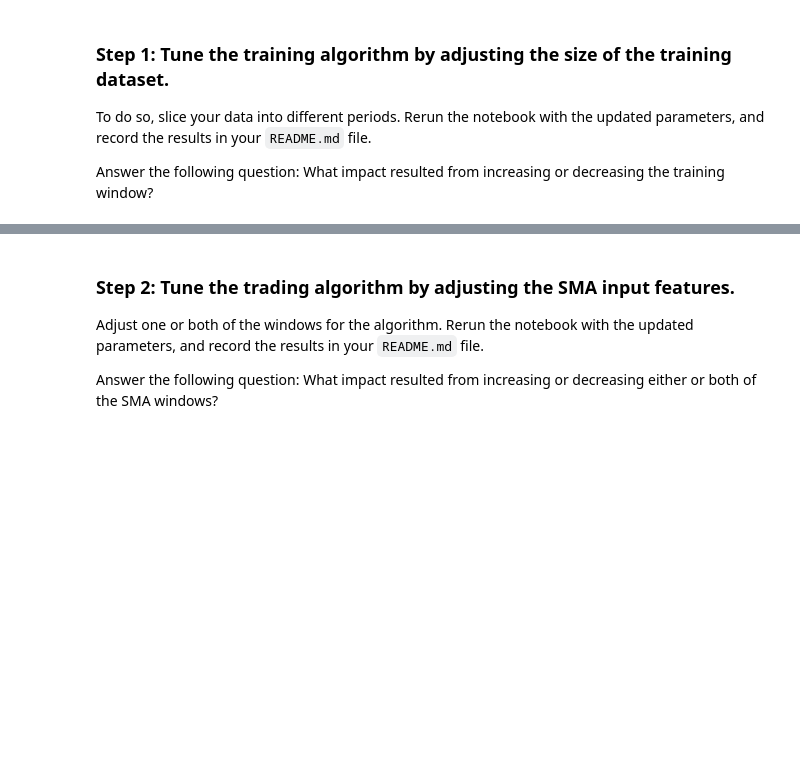
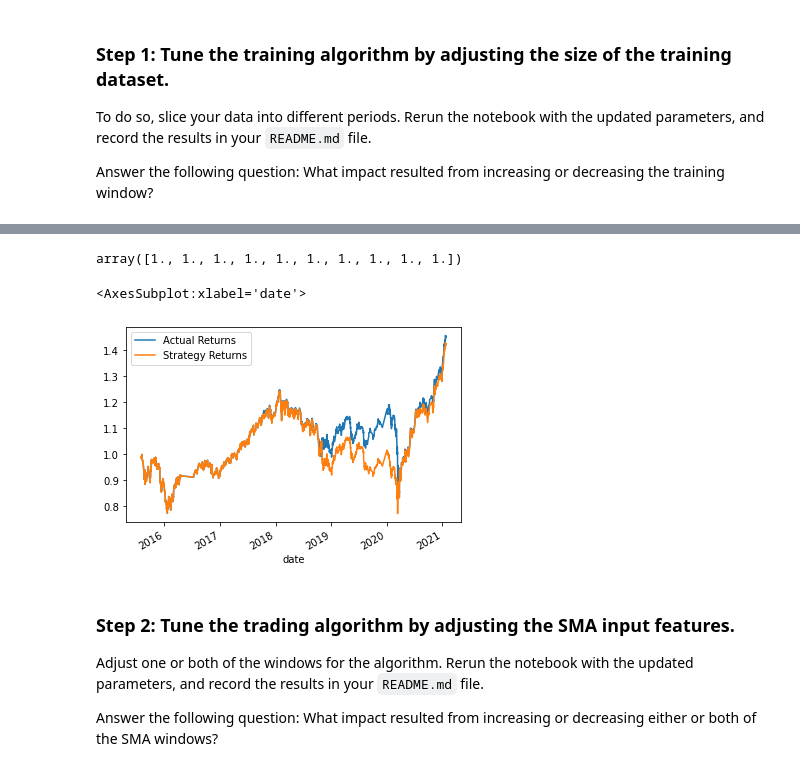
Before and after one commit to srn1358/Algorithmic-Trading, a Jupyter notebook: machine_learning_trading_bot.ipynb, the cells around one changed output, grey strips where cells are left out. Cells and saved outputs as stored; diff of their text form; code cells hidden in the pictures; blank space fills up the shorter version.

```diff
--- a/machine_learning_trading_bot.ipynb
+++ b/machine_learning_trading_bot.ipynb
@@ -407,0 +426,47 @@ Answer the following question: What impact resulted from increasing or decreasin
+# %%
+# Generate the X_test and y_test DataFrames
+X_test_tuned = X.loc[tuned_training_end+DateOffset(hours=1):]
+y_test_tuned = y.loc[tuned_training_end+DateOffset(hours=1):]
+# %%
+# Create a StandardScaler instance
+scaler = StandardScaler()
+
+# Apply the scaler model to fit the X-train data
+tuned_X_scaler = scaler.fit(X_train_tuned)
+
+# Transform the X_train and X_test DataFrames using the X_scaler
+tuned_X_train_scaled = tuned_X_scaler.transform(X_train_tuned)
+tuned_X_test_scaled = tuned_X_scaler.transform(X_test_tuned)
+# %%
+# From SVM, instantiate SVC classifier model instance
+svm_model_tuned_training_model = svm.SVC()
+
+# Fit the model to the data using the training data
+svm_model_tuned_training_model =svm_model_tuned_training_model.fit(tuned_X_train_scaled, y_train_tuned)
+
+# Use the testing data to make the model predictions
+svm_pred_tuned_training_model = svm_model_tuned_training_model.predict(tuned_X_test_scaled)
+
+# Review the model's predicted values
+svm_pred_tuned_training_model[:10]
+# %% [output]
+array([1., 1., 1., 1., 1., 1., 1., 1., 1., 1.])
+# %%
+# Create a predictions DataFrame
+predictions_tuned_training_df = pd.DataFrame(index=X_test_tuned.index)
+
+# Add the SVM model predictions to the DataFrame
+predictions_tuned_training_df['Predicted'] = svm_pred_tuned_training_model
+
+# Add the actual returns to the DataFrame
+predictions_tuned_training_df['Actual Returns'] = signals_df["Actual Returns"]
+
+# Add the strategy returns to the DataFrame
+predictions_tuned_training_df['Strategy Returns'] = predictions_tuned_training_df["Actual Returns"] * predictions_tuned_training_df['Predicted']
+# %%
+# Plot the actual returns versus the strategy returns
+Tuned_training_plot_SVM=(1 + predictions_tuned_training_df[["Actual Returns", "Strategy Returns"]]).cumprod().plot()
+Tuned_training_plot_SVM
+# %% [output]
+<AxesSubplot:xlabel='date'>
+[figure, added]
```
Also changed, not shown: parts of 5 cells of this notebook, 1 other file.
